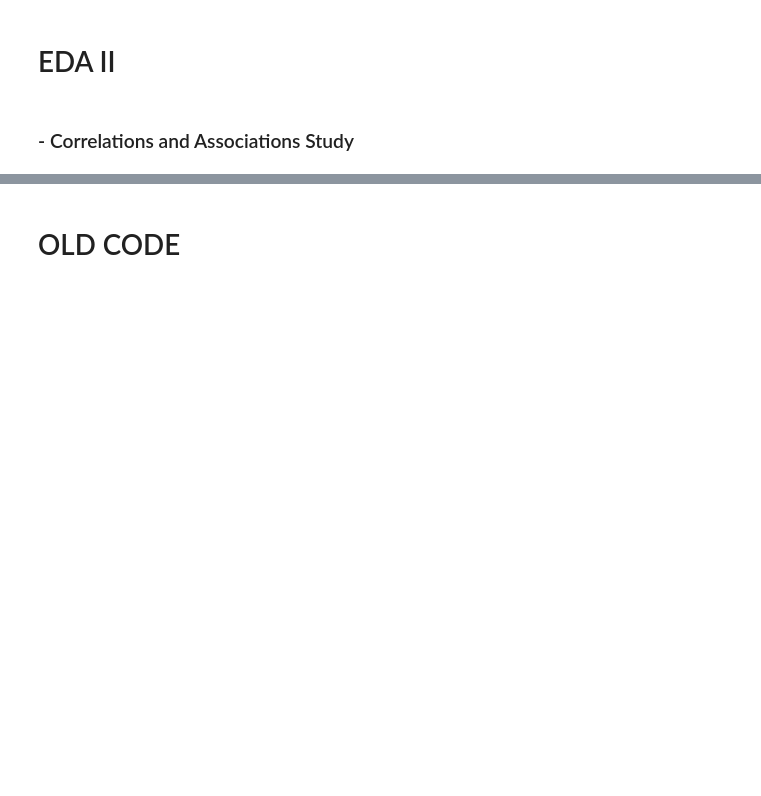
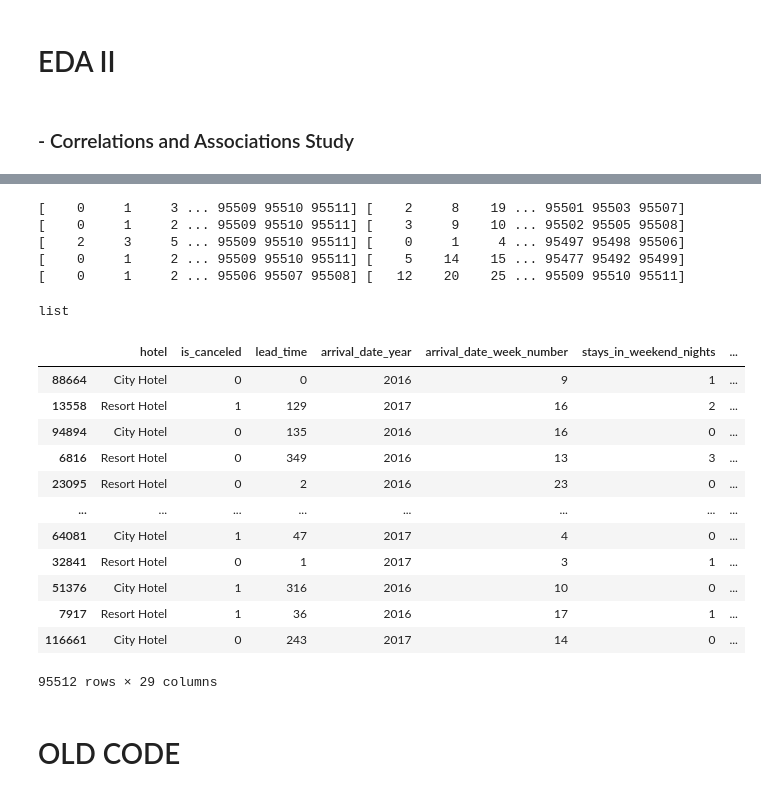
Before and after one commit to AlessandroBiagi/DataScienceProjects, a Jupyter notebook: Hotel_booking_demand/Hotel_booking_Demand.ipynb, the cells around one changed output, grey strips where cells are left out. Cells and saved outputs as stored; diff of their text form; code cells hidden in the pictures; blank space fills up the shorter version.

```diff
--- a/Hotel_booking_demand/Hotel_booking_Demand.ipynb
+++ b/Hotel_booking_demand/Hotel_booking_Demand.ipynb
@@ -531,3 +554,65 @@ help(correlation_matrix)
+# %%
+from sklearn.model_selection import train_test_split
+from sklearn.model_selection import StratifiedKFold
+
+cat_cols = df.columns[df.dtypes==object].tolist()
+
+X = df.copy()
+y = df['is_canceled'].values
+
+# Splitting into train and test
+# it returns dataframes with proper indices
+# observe that X_train_orig will contain a copy of y
+X_train_orig, X_test_orig, y_train_orig, y_test_orig = train_test_split(X, y, test_size=0.2, stratify=y,
+                                                    shuffle=True, random_state=123)
+# %%
+pd.options.mode.chained_assignment = None # default='warn'
+
+cat_cols = df.columns[df.dtypes == object].tolist() # colums that I want to change
+global_train_mean = X_train_orig['is_canceled'].mean()
+
+skf = StratifiedKFold(n_splits = 5, shuffle = True, random_state = 123)
+
+for tr_ind, val_ind in skf.split(X_train_orig, y_train_orig):
+    print(tr_ind, val_ind)      #tr_ind and val_ind are positions/number of rows
+    X_tr, X_val = X_train_orig.iloc[tr_ind], X_train_orig.iloc[val_ind]
+
+    for col in cat_cols:
+        means = X_val[col].map(X_tr.groupby(col)['is_canceled'].mean())
+        X_train_orig.loc[X_train_orig.index[val_ind], col+'_new'] = means
+# %% [output]
+[    0     1     3 ... 95509 95510 95511] [    2     8    19 ... 95501 95503 95507]
+[    0     1     2 ... 95509 95510 95511] [    3     9    10 ... 95502 95505 95508]
+[    2     3     5 ... 95509 95510 95511] [    0     1     4 ... 95497 95498 95506]
+[    0     1     2 ... 95509 95510 95511] [    5    14    15 ... 95477 95492 95499]
+[    0     1     2 ... 95506 95507 95508] [   12    20    25 ... 95509 95510 95511]
+# %%
+for col in cat_cols:
+    X_train_orig[col+'_new'].fillna(global_train_mean, inplace = True)
+    X_test_orig[col] = X_test_orig[col].map(X_train_orig.groupby(col)[col+'_new'].mean())
+    X_test_orig[col].fillna(global_train_mean, inplace=True)
+# %%
+X_train_orig.drop(cat_cols, axis = 1, inplace=True)
+# %%
+type(cat_cols)
+# %% [output]
+list
+# %%
+X_train_orig
+# %% [output]
+|  | hotel | is_canceled | lead_time | arrival_date_year | arrival_date_week_number | stays_in_weekend_nights | ... |
+| 88664 | City Hotel | 0 | 0 | 2016 | 9 | 1 | ... |
+| 13558 | Resort Hotel | 1 | 129 | 2017 | 16 | 2 | ... |
+| 94894 | City Hotel | 0 | 135 | 2016 | 16 | 0 | ... |
+| 6816 | Resort Hotel | 0 | 349 | 2016 | 13 | 3 | ... |
+| 23095 | Resort Hotel | 0 | 2 | 2016 | 23 | 0 | ... |
+| ... | ... | ... | ... | ... | ... | ... | ... |
+| 64081 | City Hotel | 1 | 47 | 2017 | 4 | 0 | ... |
+| 32841 | Resort Hotel | 0 | 1 | 2017 | 3 | 1 | ... |
+| 51376 | City Hotel | 1 | 316 | 2016 | 10 | 0 | ... |
+| 7917 | Resort Hotel | 1 | 36 | 2016 | 17 | 1 | ... |
+| 116661 | City Hotel | 0 | 243 | 2017 | 14 | 0 | ... |
+95512 rows × 29 columns
 # %% [markdown]
 # OLD CODE
 # %%
```
Also changed, not shown: parts of 29 cells of this notebook, 2 other files.
